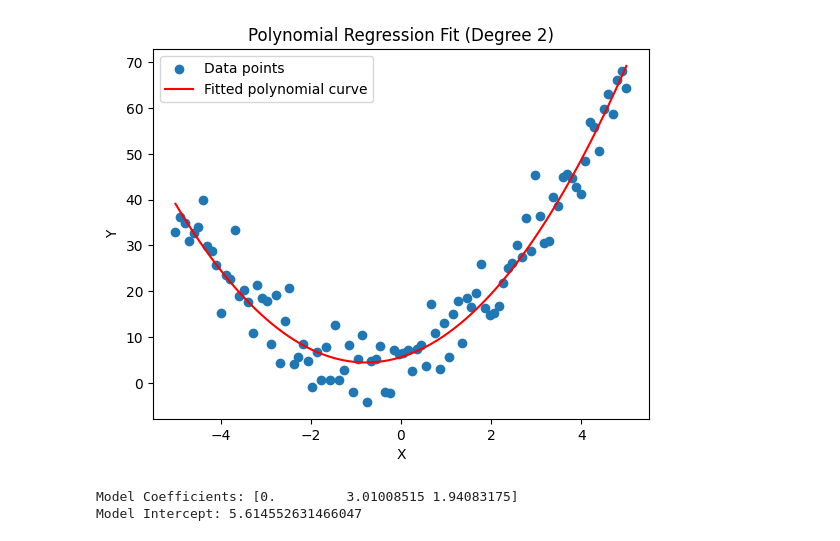
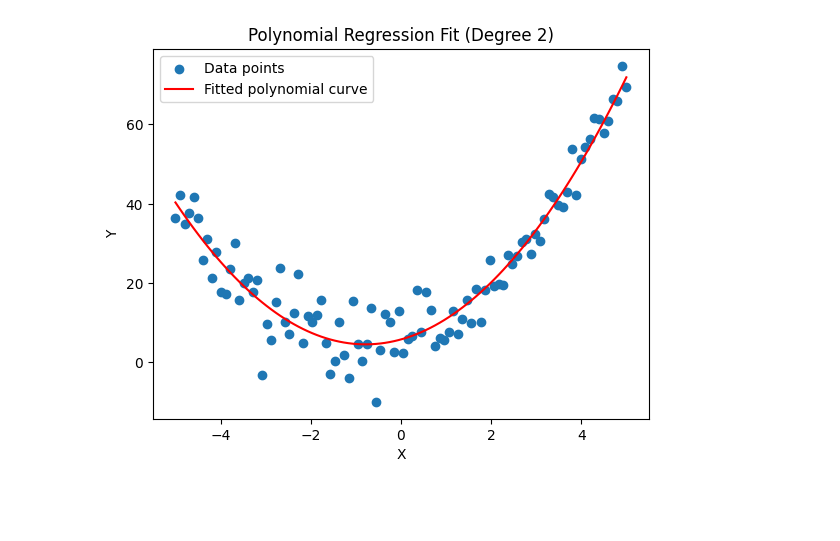
Before and after one commit to shicoded/polynomial-regression, a Jupyter notebook: Polynomial_Regression.ipynb, the cells around one changed output. Cells and saved outputs as stored; diff of their text form; code cells hidden in the pictures; blank space fills up the shorter version.

```diff
--- a/Polynomial_Regression.ipynb
+++ b/Polynomial_Regression.ipynb
@@ -23,30 +40,45 @@ plt.show()
 # %%
+import numpy as np
+import matplotlib.pyplot as plt
+from sklearn.preprocessing import PolynomialFeatures
+from sklearn.linear_model import LinearRegression
+
+# Step 1: Generate synthetic data
+# Create an array 'X' with 100 equally spaced values between -5 and 5
+X = np.linspace(-5, 5, 100)
 
 
-# Create polynomial features (degree 2)
+# Calculate 'Y' using a quadratic equation plus some random noise
+Y = 2 * X**2 + 3 * X + 5 + np.random.normal(0, 5, 100)
+
+# Step 2: Transform input features to polynomial features
+# PolynomialFeatures(degree) creates polynomial features of the specified degree
 poly = PolynomialFeatures(degree=2)
+
+# fit_transform reshapes 'X' and transforms it into polynomial features
 X_poly = poly.fit_transform(X.reshape(-1, 1))
 
-# Fit linear regression model to the polynomial features
+# Step 3: Fit a linear regression model to the polynomial features
+# Create an instance of LinearRegression
 model = LinearRegression()
+# Fit the model using the polynomial features 'X_poly' and the target values 'Y'
 model.fit(X_poly, Y)
 
-# Predict Y values using the fitted model
+# Step 4: Predict Y values using the fitted model
+# Predict 'Y_pred' using the fitted model
 Y_pred = model.predict(X_poly)
 
-# Plot the synthetic data points and the fitted polynomial curve
+# Step 5: Plot the synthetic data points and the fitted polynomial curve
+# Create a scatter plot of 'X' versus 'Y'
 plt.scatter(X, Y, label='Data points')
+# Plot the polynomial regression curve using 'X' and 'Y_pred'
 plt.plot(X, Y_pred, color='red', label='Fitted polynomial curve')
+# Add labels and title to the plot
 plt.xlabel('X')
 plt.ylabel('Y')
 plt.title('Polynomial Regression Fit (Degree 2)')
 plt.legend()
+# Display the plot
 plt.show()
-
-# Print the model coefficients
-print("Model Coefficients:", model.coef_)
-print("Model Intercept:", model.intercept_)
 # %% [output]
-[figure, old version]
+[figure, new version]
-Model Coefficients: [0.         3.01008515 1.94083175]
-Model Intercept: 5.614552631466047
```
Also changed, not shown: parts of 1 cell of this notebook.
